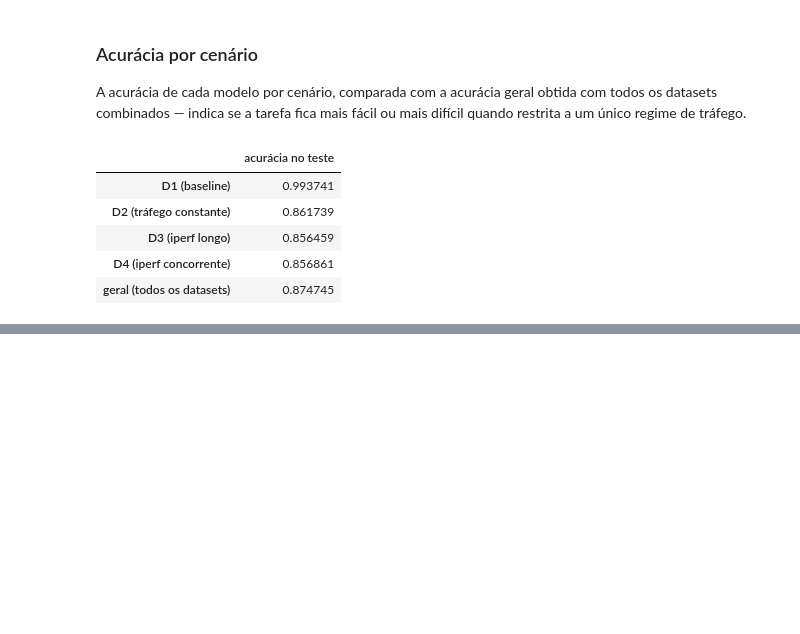
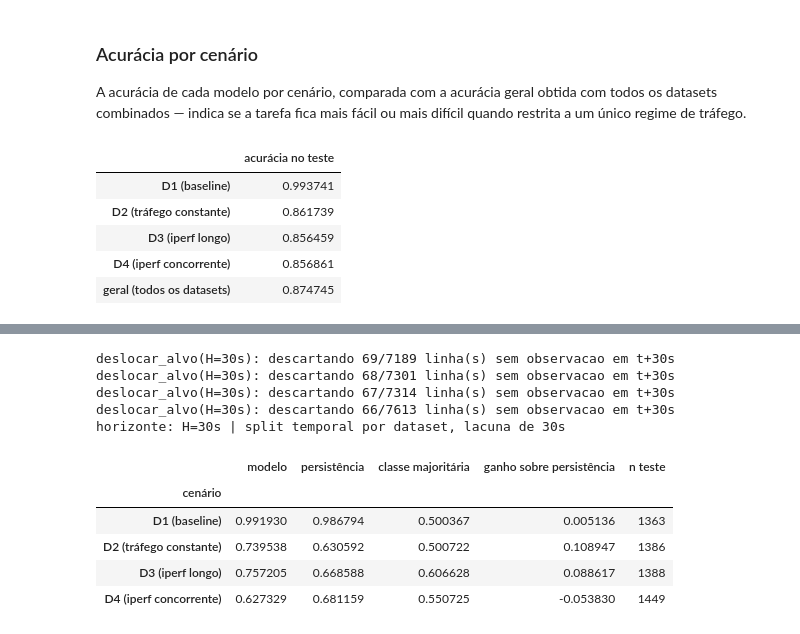
Before and after one commit to auerbeatriz/path-aware-datasets, a Jupyter notebook: Feature_Store_Datasets.ipynb, the cells around one changed output, grey strips where cells are left out. Drawn from its saved outputs; the diff is of its cells as text; code cells hidden in the pictures; blank space fills up the shorter version.

```diff
--- a/Feature_Store_Datasets.ipynb
+++ b/Feature_Store_Datasets.ipynb
@@ -714 +1003,31 @@ resumo_acuracia.to_frame('acurácia no teste')
+# %%
+linhas_cenario_pred = []
+
+for nome_cenario, datasets_cenario in CENARIOS.items():
+    base_c = base[base.dataset_id.isin(datasets_cenario)]
+    r = avaliar_preditivo(base_c, candidatas, horizonte_s=H_ANALISE, n_estimators=200)
+    linhas_cenario_pred.append({
+        'cenário': nome_cenario,
+        'modelo': r['acuracia_modelo'],
+        'persistência': r['acuracia_persistencia'],
+        'classe majoritária': r['acuracia_majoritaria'],
+        'ganho sobre persistência': r['ganho_sobre_persistencia'],
+        'n teste': r['n_teste'],
+    })
+
+preditivo_por_cenario = pd.DataFrame(linhas_cenario_pred).set_index('cenário')
+print(f"horizonte: H={H_ANALISE}s | split temporal por dataset, lacuna de {H_ANALISE}s")
+preditivo_por_cenario
+# %% [output]
+deslocar_alvo(H=30s): descartando 69/7189 linha(s) sem observacao em t+30s
+deslocar_alvo(H=30s): descartando 68/7301 linha(s) sem observacao em t+30s
+deslocar_alvo(H=30s): descartando 67/7314 linha(s) sem observacao em t+30s
+deslocar_alvo(H=30s): descartando 66/7613 linha(s) sem observacao em t+30s
+horizonte: H=30s | split temporal por dataset, lacuna de 30s
+|  | modelo | persistência | classe majoritária | ganho sobre persistência | n teste |
+| cenário |  |  |  |  |  |
+| D1 (baseline) | 0.991930 | 0.986794 | 0.500367 | 0.005136 | 1363 |
+| D2 (tráfego constante) | 0.739538 | 0.630592 | 0.500722 | 0.108947 | 1386 |
+| D3 (iperf longo) | 0.757205 | 0.668588 | 0.606628 | 0.088617 | 1388 |
+| D4 (iperf concorrente) | 0.627329 | 0.681159 | 0.550725 | -0.053830 | 1449 |
 # %% [markdown]
```
Also changed, not shown: parts of 18 cells of this notebook, 2 other files.
